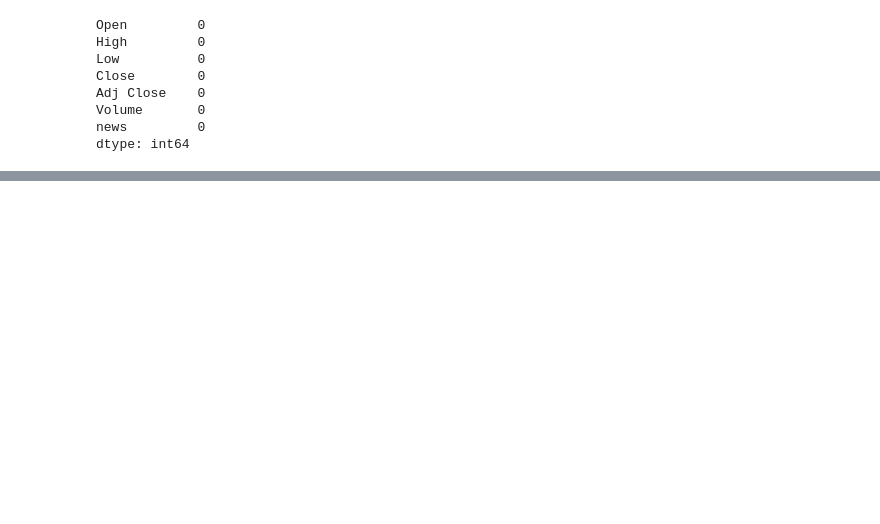
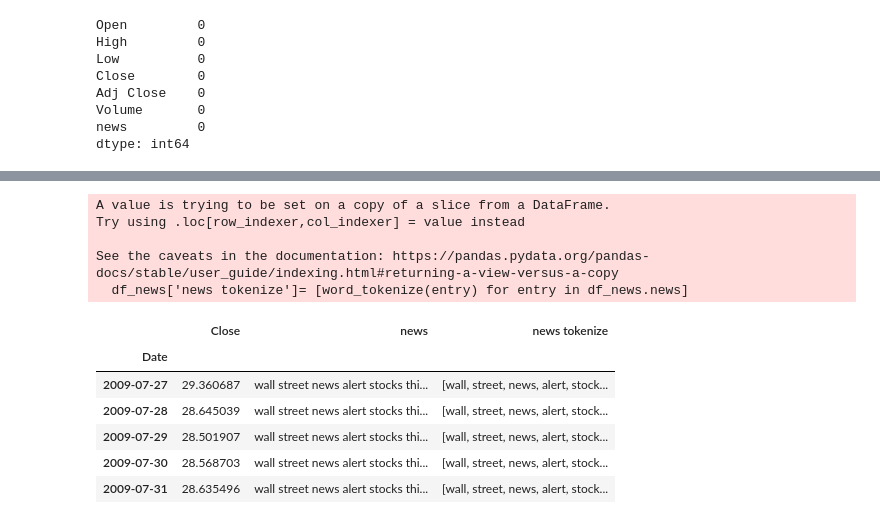
Before and after one commit to ap539813/Stock-Price-Prediction-using-Stock-Price-and-News-Data, a Jupyter notebook: Project.ipynb, the cells around one changed output, grey strips where cells are left out. Saved outputs shown, nothing was run; the diff lists cells and outputs as text; code cells hidden in the pictures; blank space fills up the shorter version.

```diff
--- a/Project.ipynb
+++ b/Project.ipynb
@@ -221,0 +266,20 @@ dtype: int64
+# %%
+# Time to preprocess our news
+# While preprocessing we will remove all the unnecessary characters
+
+def preprocess(df_news):
+    df_news['news']=[entry.lower() for entry in df_news['news']]
+    df_news.news =df_news.news.replace(to_replace='from:(.*\n)',value='',regex=True) #remove from to email
+    df_news.news =df_news.news.replace(to_replace='lines:(.*\n)',value='',regex=True)
+    df_news.news =df_news.news.replace(to_replace='[!"#$%&\'()*+,/:;<=>?@[\\]^_`{|}~]',value=' ',regex=True) #remove punctuation except
+    df_news.news =df_news.news.replace(to_replace='-',value=' ',regex=True)
+    df_news.news =df_news.news.replace(to_replace='\s+',value=' ',regex=True)    #remove new line
+    df_news.news =df_news.news.replace(to_replace='  ',value='',regex=True)                #remove double white space
+    df_news.news =df_news.news.apply(lambda x:x.strip())  # Ltrim and Rtrim of whitespace
+
+    for i,sen in enumerate(df_news.news):
+        if len(sen.strip()) ==0:
+            print(str(i))
+            df_news=df_news.drop(str(i),axis=0).reset_index().drop('index',axis=1)
+
+    return df_news
@@ -221,0 +305,16 @@ dtype: int64
+# %%
+new_data = tokenise(new_data)
+new_data.head()
+# %% [output]
+A value is trying to be set on a copy of a slice from a DataFrame.
+Try using .loc[row_indexer,col_indexer] = value instead
+
+See the caveats in the documentation: https://pandas.pydata.org/pandas-docs/stable/user_guide/indexing.html#returning-a-view-versus-a-copy
+  df_news['news tokenize']= [word_tokenize(entry) for entry in df_news.news]
+|  | Close | news | news tokenize |
+| Date |  |  |  |
+| 2009-07-27 | 29.360687 | wall street news alert stocks thi... | [wall, street, news, alert, stock... |
+| 2009-07-28 | 28.645039 | wall street news alert stocks thi... | [wall, street, news, alert, stock... |
+| 2009-07-29 | 28.501907 | wall street news alert stocks thi... | [wall, street, news, alert, stock... |
+| 2009-07-30 | 28.568703 | wall street news alert stocks thi... | [wall, street, news, alert, stock... |
+| 2009-07-31 | 28.635496 | wall street news alert stocks thi... | [wall, street, news, alert, stock... |
```
Also changed, not shown: parts of 17 cells of this notebook.
